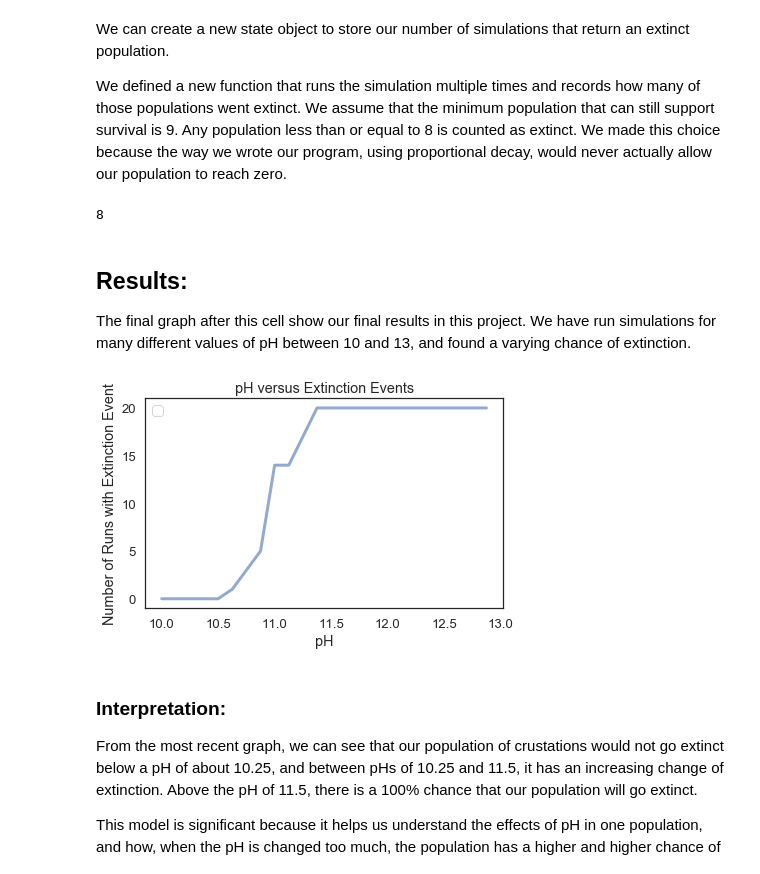
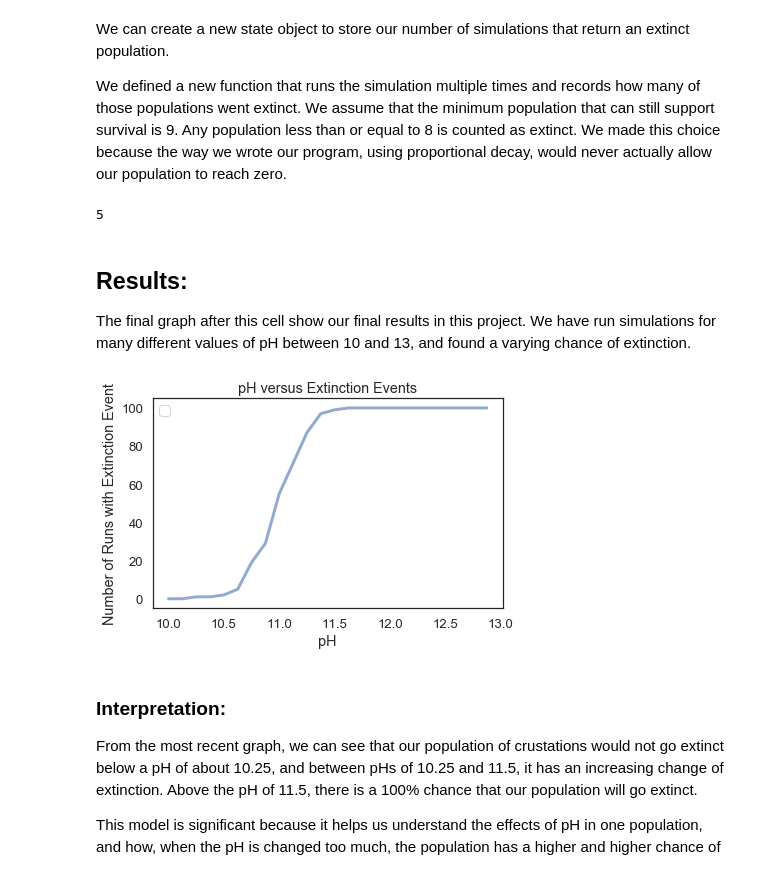
Before and after one commit to Inkering/pHandDying, a Jupyter notebook: code/pHandDyingRoughDraft.ipynb, the cells around one changed output. Cells and saved outputs as stored; diff of their text form; code cells hidden in the pictures.

```diff
--- a/code/pHandDyingRoughDraft.ipynb
+++ b/code/pHandDyingRoughDraft.ipynb
@@ -52,6 +52,6 @@ def run_match2():
     match[9] = 11.1
     for p in linrange(9, 11, 1):
         match [p+1] = match[p] - 2.33
-    return match[11]
+    return match[()]
 run_match2()
 # %% [output]
@@ -191,41 +191,41 @@ extinct = State(extinct = 0)
 extinctions = run_program(10, values, extinct)
 print(extinct.extinct)
 # %% [output]
-8
+5
 # %% [markdown]
 ## Results:
 The final graph after this cell show our final results in this project. We have run simulations for many different values of pH between 10 and 13, and found a varying chance of extinction.
 # %%
 #step = 0.1
 
 def run_match2_mult_it(projection):
     match = TimeSeries()
     match[9] = 11.1
     for p in linrange(9, projection, 0.125):
         match [p+0.125] = match[p] - 2.33 * (0.125)
     return match[projection]
 
 crustydead = Series()
 
 for proj in linrange(10, 13, 0.125):
 
     iterations=run_match2_mult_it(proj)
 
     birth_rate_normal = 0.12
     birth = run_match2_mult_it(proj)
     birth1 = birth_rate_normal*(birth/11.1)
     values = System(death=0.1, birth_lb = birth1-0.07, birth_ub = birth1+0.07, pop_0 = 40, time_period = 52)
 
     extinct = State(extinct = 0)
-    extinctions = run_program(20, values, extinct)
+    extinctions = run_program(100, values, extinct)
     crustydead[proj] = extinct.extinct
 
 plot (crustydead)
 decorate(xlabel = 'pH',
          ylabel = 'Number of Runs with Extinction Event',
          title = 'pH versus Extinction Events')
 # %% [output]
-[figure, old version]
+[figure, new version]
 # %% [markdown]
 ###  Interpretation:
 From the most recent graph, we can see that our population of crustations would not go extinct below a pH of about 10.25, and between pHs of 10.25 and 11.5, it has an increasing change of extinction. Above the pH of 11.5, there is a 100% chance that our population will go extinct.
```
Also changed, not shown: parts of 4 cells of this notebook.
